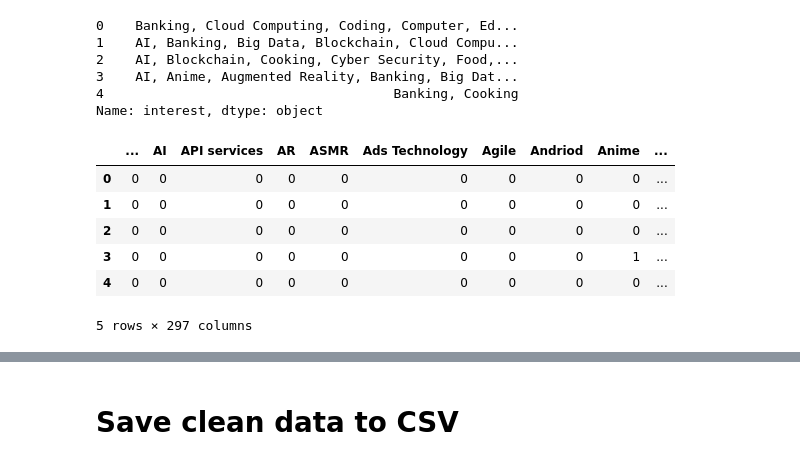
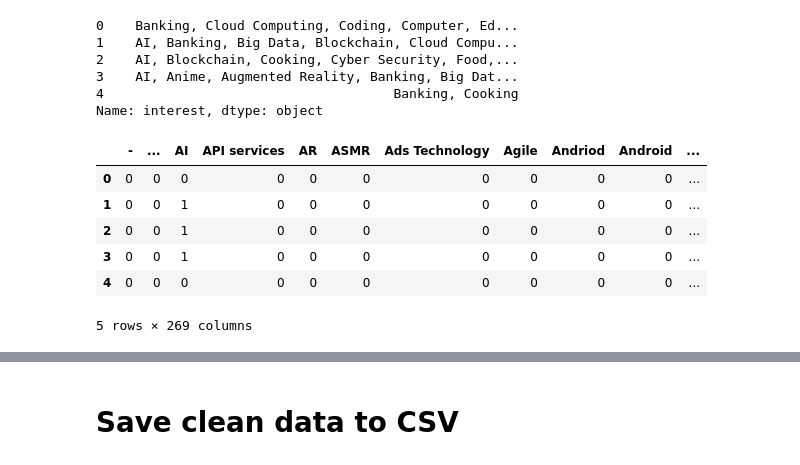
Before and after one commit to Kopzzz/BCBK2023-Participant-Insights, a Jupyter notebook: code/1_Cleaning&EDA.ipynb, the cells around one changed output, grey strips where cells are left out. Cells and saved outputs as stored; diff of their text form; code cells hidden in the pictures.

```diff
--- a/code/1_Cleaning&EDA.ipynb
+++ b/code/1_Cleaning&EDA.ipynb
@@ -55,17 +55,17 @@ Name: interest, dtype: object
 # %%
 interest_dummy = df['interest'].copy()
 interest_dummy = interest_dummy.str.strip()
-interest_dummy.str.replace(' ,', ',', regex=True)
-interest_dummy.str.replace(', ', ',', regex=True)
+interest_dummy = interest_dummy.str.replace(' ,', ',', regex=True)
+interest_dummy = interest_dummy.str.replace(', ', ',', regex=True)
 
 interest_dummy = pd.concat([interest_dummy.str.get_dummies(sep=",")])
 interest_dummy.head()
 # %% [output]
-|  | ... | AI | API services | AR | ASMR | Ads Technology | Agile | Andriod | Anime | ... |
-| 0 | 0 | 0 | 0 | 0 | 0 | 0 | 0 | 0 | 0 | ... |
-| 1 | 0 | 0 | 0 | 0 | 0 | 0 | 0 | 0 | 0 | ... |
-| 2 | 0 | 0 | 0 | 0 | 0 | 0 | 0 | 0 | 0 | ... |
-| 3 | 0 | 0 | 0 | 0 | 0 | 0 | 0 | 0 | 1 | ... |
-| 4 | 0 | 0 | 0 | 0 | 0 | 0 | 0 | 0 | 0 | ... |
+|  | - | ... | AI | API services | AR | ASMR | Ads Technology | Agile | Andriod | Android | ... |
+| 0 | 0 | 0 | 0 | 0 | 0 | 0 | 0 | 0 | 0 | 0 | ... |
+| 1 | 0 | 0 | 1 | 0 | 0 | 0 | 0 | 0 | 0 | 0 | ... |
+| 2 | 0 | 0 | 1 | 0 | 0 | 0 | 0 | 0 | 0 | 0 | ... |
+| 3 | 0 | 0 | 1 | 0 | 0 | 0 | 0 | 0 | 0 | 0 | ... |
+| 4 | 0 | 0 | 0 | 0 | 0 | 0 | 0 | 0 | 0 | 0 | ... |
-5 rows × 297 columns
+5 rows × 269 columns
 # %%
```
Also changed, not shown: parts of 4 cells of this notebook, 2 other files.
